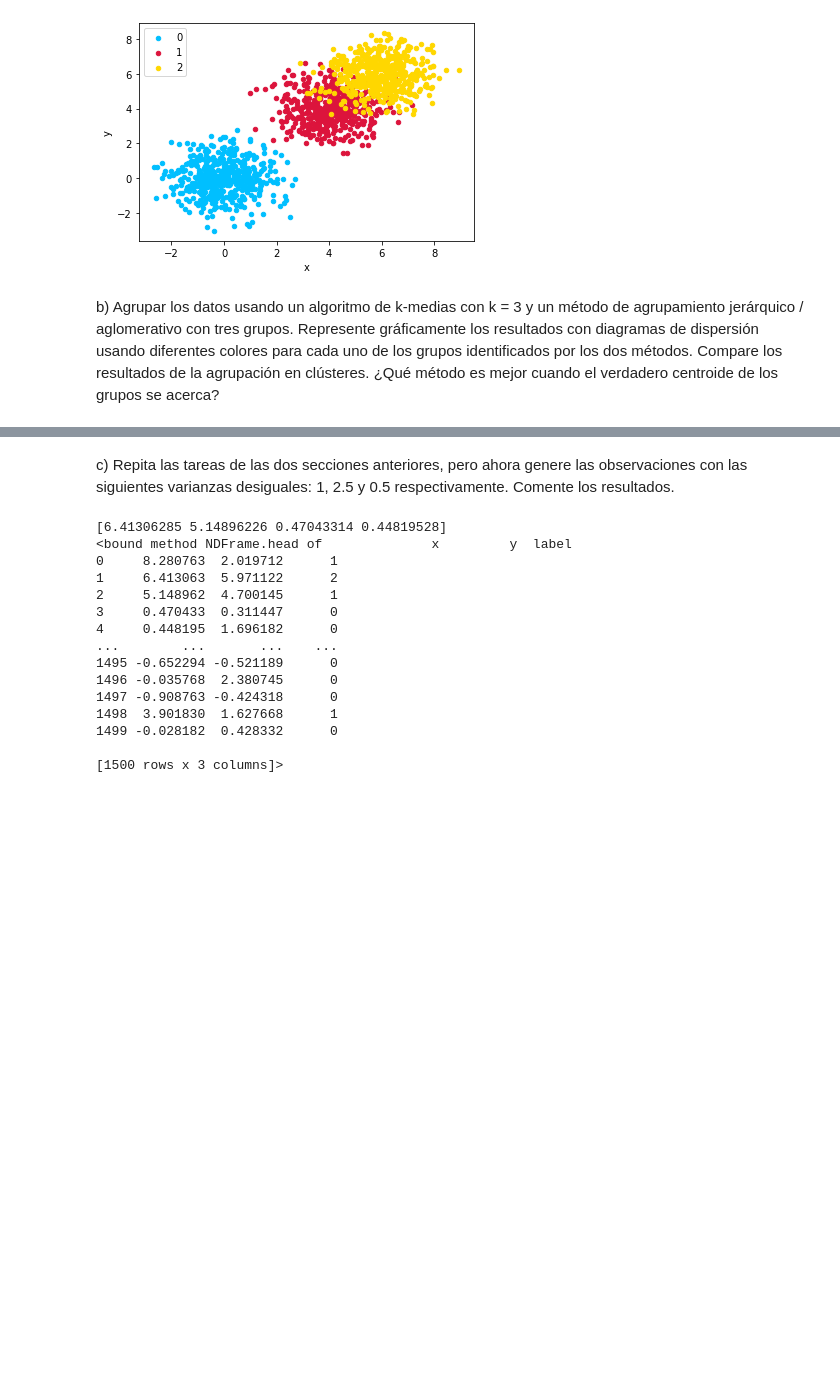
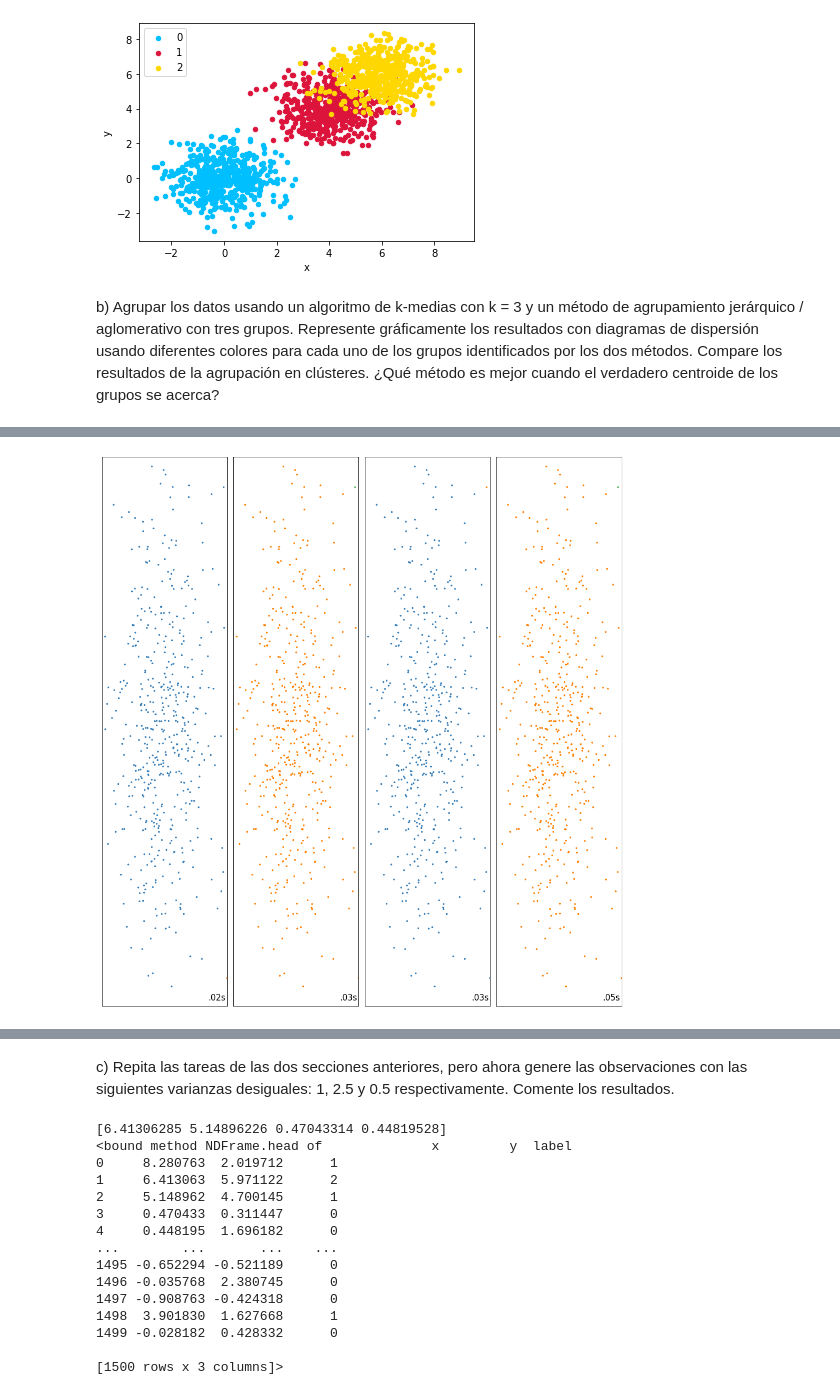
Before and after one commit to moisesortega93/MCME-AI, a Jupyter notebook: Recommenders_and_clustering_ESP.ipynb, the cells around one changed output, grey strips where cells are left out. Cells and saved outputs as stored; diff of their text form; code cells hidden in the pictures; blank space fills up the shorter version.

```diff
--- a/Recommenders_and_clustering_ESP.ipynb
+++ b/Recommenders_and_clustering_ESP.ipynb
@@ -351,3 +376,98 @@ pyplot.show()
 [figure]
 # %% [markdown]
 b) Agrupar los datos usando un algoritmo de k-medias con k = 3 y un método de agrupamiento jerárquico / aglomerativo con tres grupos. Represente gráficamente los resultados con diagramas de dispersión usando diferentes colores para cada uno de los grupos identificados por los dos métodos. Compare los resultados de la agrupación en clústeres. ¿Qué método es mejor cuando el verdadero centroide de los grupos se acerca?
+# %%
+from scipy.cluster.hierarchy import dendrogram, linkage
+from sklearn.cluster import KMeans
+from sklearn.cluster import MeanShift
+from sklearn.preprocessing import StandardScaler
+
+import numpy as np
+import matplotlib.pyplot as plt
+
+from sklearn import metrics
+from sklearn import cluster
+import itertools
+import time
+import warnings
+
+#Standarization of values
+scaler = StandardScaler()
+scaled_X = scaler.fit_transform(X)
+
+##K-means
+kmeans = KMeans(n_clusters=3, random_state=0).fit(scaled_X)
+kmeans_metrics = []
+for metric in ["confusion_matrix","adjusted_rand_score","adjusted_mutual_info_score","v_measure_score"]:
+  method_to_call = getattr(metrics, metric)
+  kmeans_metrics.append(method_to_call(y,kmeans.labels_))
+
+print(kmeans_metrics)
+
+
+
+## Agglomerative & Dendogram
+plt.figure(figsize=(9 * 1.3 + 2, 14.5))
+plt.subplots_adjust(left=.02, right=.98, bottom=.001, top=.96, wspace=.05,
+                    hspace=.01)
+
+
+ward = cluster.AgglomerativeClustering(
+        n_clusters=3, linkage='ward')
+complete = cluster.AgglomerativeClustering(
+        n_clusters=3, linkage='complete')
+average = cluster.AgglomerativeClustering(
+        n_clusters=3, linkage='average')
+single = cluster.AgglomerativeClustering(
+        n_clusters=3, linkage='single')
+
+clustering_algorithms = (
+        ('Single Linkage', single),
+        ('Average Linkage', average),
+        ('Complete Linkage', complete),
+        ('Ward Linkage', ward),
+)
+plot_num = 1
+for name, algorithm in clustering_algorithms:
+    t0 = time.time()
+
+    # catch warnings related to kneighbors_graph
+    with warnings.catch_warnings():
+        warnings.filterwarnings(
+            "ignore",
+            message="the number of connected components of the " +
+            "connectivity matrix is [0-9]{1,2}" +
+            " > 1. Completing it to avoid stopping the tree early.",
+            category=UserWarning)
+        algorithm.fit(X)
+
+    t1 = time.time()
+    if hasattr(algorithm, 'labels_'):
+        y_pred = algorithm.labels_.astype(int)
+    else:
+        y_pred = algorithm.predict(scaled_X)
+
+    plt.subplot(1, len(clustering_algorithms), plot_num)
+
+    #plt.title(name, size=18)
+
+    colors = np.array(list(itertools.islice(itertools.cycle(['#377eb8', '#ff7f00', '#4daf4a',
+                                          '#f781bf', '#a65628', '#984ea3',
+                                          '#999999', '#e41a1c', '#dede00']),
+                                  int(max(y_pred) + 1))))
+    grouped = df.groupby('label')
+    for key, group in grouped:
+      group.plot(ax=ax, kind='scatter', x='x', y='y', label=key, color=colors[key])
+    plt.scatter(X[:, 0], X[:, 1], s=5, color=colors[y_pred])
+
+    plt.xlim(-2.5, 2.5)
+    plt.ylim(-2.5, 2.5)
+    plt.xticks(())
+    plt.yticks(())
+    plt.text(.99, .01, ('%.2fs' % (t1 - t0)).lstrip('0'),
+              transform=plt.gca().transAxes, size=15,
+              horizontalalignment='right')
+    plot_num += 1
+
+plt.show()
+# %% [output]
@@ -354 +477,2 @@ b) Agrupar los datos usando un algoritmo de k-medias con k = 3 y un método de a
+[figure, added]
 # %%
```
Also changed, not shown: parts of 15 cells of this notebook.
